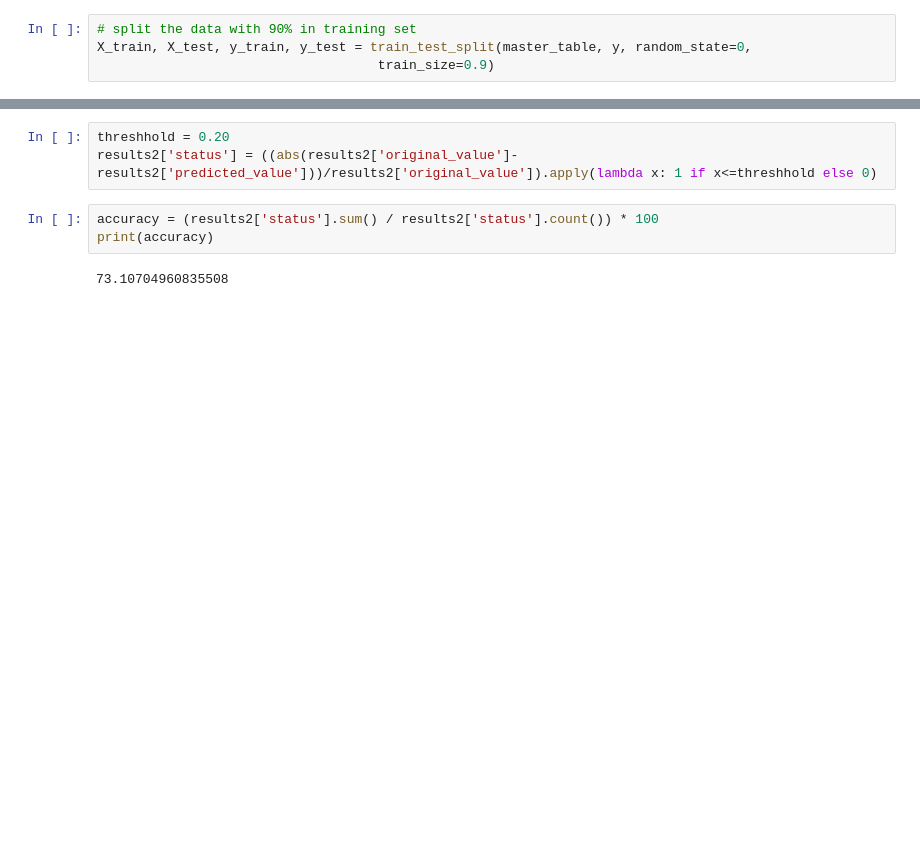
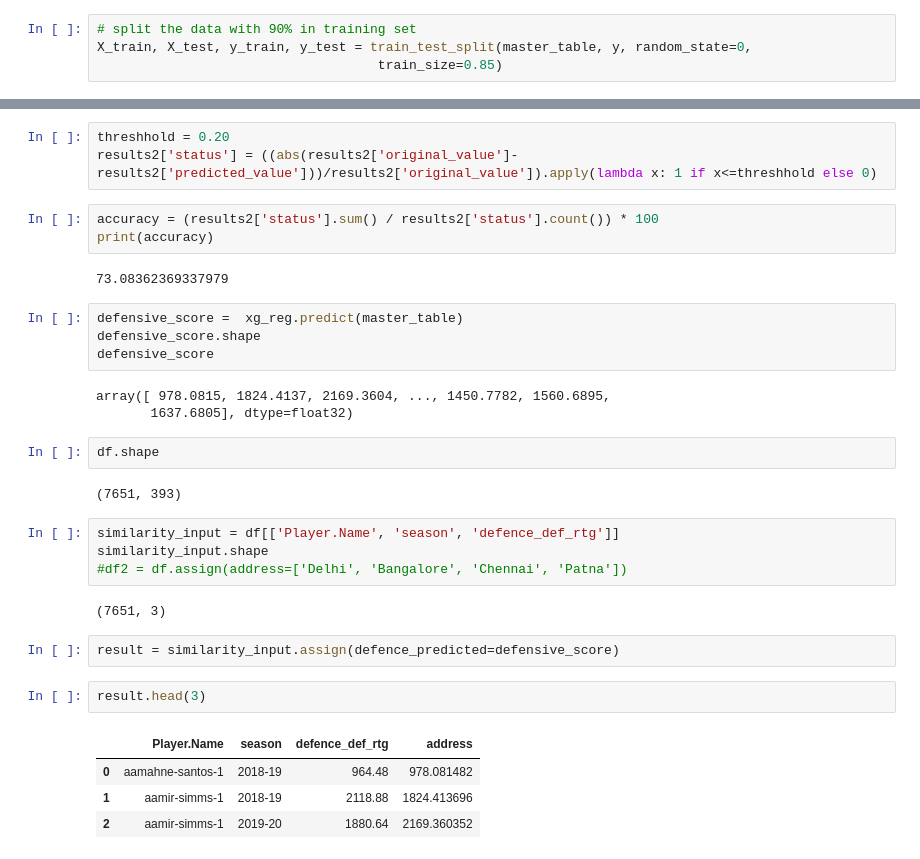
Before and after one commit to zainhoda1/Capstone-project, a Jupyter notebook: Analysis files/Zain/primary/Defence score.ipynb, the cells around one changed output, grey strips where cells are left out. Saved outputs shown, nothing was run; the diff lists cells and outputs as text; blank space fills up the shorter version.

Commit message:
similarity_added

```diff
--- a/Analysis files/Zain/primary/Defence score.ipynb
+++ b/Analysis files/Zain/primary/Defence score.ipynb
@@ -128,7 +134,7 @@ y.describe()
 # %%
 # split the data with 90% in training set
 X_train, X_test, y_train, y_test = train_test_split(master_table, y, random_state=0,
-                                    train_size=0.9)
+                                    train_size=0.85)
 # %%
 print(X_train.shape)
 print(X_test.shape)
@@ -242,4 +248,30 @@ results2['status'] = ((abs(results2['original_value']-results2['predicted_value'
 accuracy = (results2['status'].sum() / results2['status'].count()) * 100
 print(accuracy)
 # %% [output]
-73.10704960835508
+73.08362369337979
+# %%
+defensive_score =  xg_reg.predict(master_table)
+defensive_score.shape
+defensive_score
+# %% [output]
+array([ 978.0815, 1824.4137, 2169.3604, ..., 1450.7782, 1560.6895,
+       1637.6805], dtype=float32)
+# %%
+df.shape
+# %% [output]
+(7651, 393)
+# %%
+similarity_input = df[['Player.Name', 'season', 'defence_def_rtg']]
+similarity_input.shape
+#df2 = df.assign(address=['Delhi', 'Bangalore', 'Chennai', 'Patna'])
+# %% [output]
+(7651, 3)
+# %%
+result = similarity_input.assign(defence_predicted=defensive_score)
+# %%
+result.head(3)
+# %% [output]
+|  | Player.Name | season | defence_def_rtg | address |
+| 0 | aamahne-santos-1 | 2018-19 | 964.48 | 978.081482 |
+| 1 | aamir-simms-1 | 2018-19 | 2118.88 | 1824.413696 |
+| 2 | aamir-simms-1 | 2019-20 | 1880.64 | 2169.360352 |
```
Also changed, not shown: parts of 10 cells of this notebook, 3 other files.
